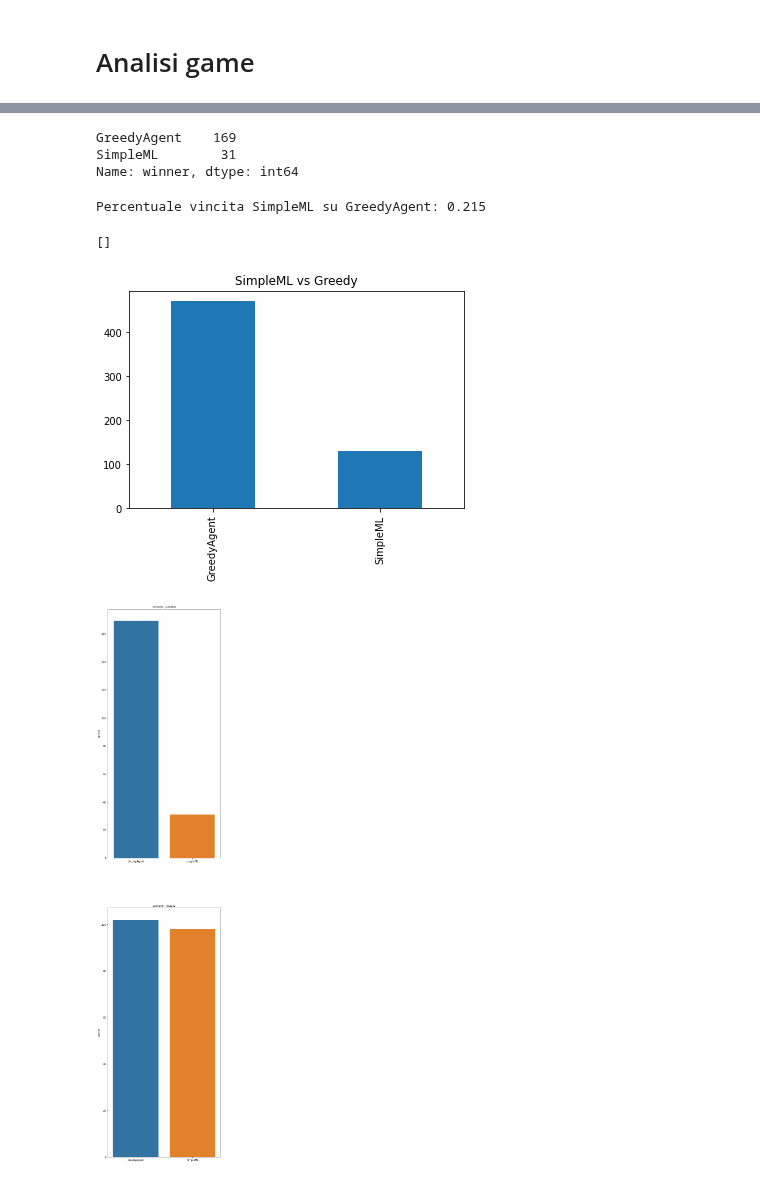
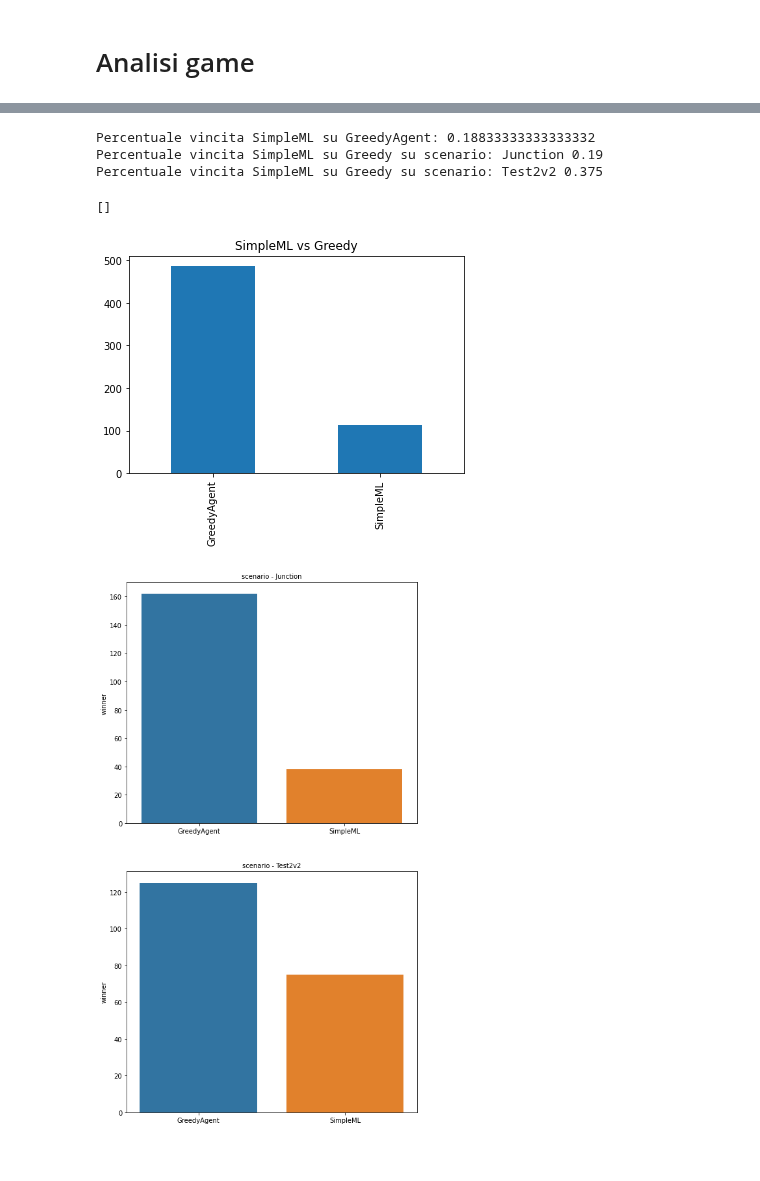
Before and after one commit to IDSIA/NewTechnoWar, a Jupyter notebook: code/Analysis.ipynb, the cells around one changed output, grey strips where cells are left out. Saved outputs shown, nothing was run; the diff lists cells and outputs as text; code cells hidden in the pictures.

```diff
--- a/code/Analysis.ipynb
+++ b/code/Analysis.ipynb
@@ -98,10 +98,12 @@ df.loc[(((df.teamRed == "RandomAgent") & (df.winner=="red")) | ((df.teamBlue ==
 df.loc[(((df.teamRed == "GreedyAgent") & (df.winner=="red")) | ((df.teamBlue == "GreedyAgent") & (df.winner=="blue"))), "winner"] = "GreedyAgent"
 # %%
 departments=df['scenario'].unique()
-fig, ax = plt.subplots(len(departments), figsize=(8,40))
+fig, ax = plt.subplots(len(departments), figsize=(8,15))
 for i,name in enumerate(departments):
     sns.barplot(y=df[(df.scenario == name)]['winner'].value_counts(),x=df['winner'].unique() ,ax=ax[i])
     ax[i].set_title('scenario - {}'.format(name), fontsize=10)
 plt.plot()
+
+#pensa a sistemarli con percntuali ecc
 # %% [output]
 []
@@ -127,9 +129,14 @@ mask=df.loc[((df.teamRed == "SimpleML") & (df.teamBlue == "RandomAgent"))|((df.t
 mask['winner'].value_counts().plot.bar(title='SimpleML vs RandomAgent')
 print('Percentuale vincita SimpleML su RandomAgent:',len(mask[mask['winner']=="SimpleML"])/len(mask))
 departments=mask['scenario'].unique()
-fig, ax = plt.subplots(len(departments), figsize=(8,40))
+
+fig, ax = plt.subplots(len(departments), figsize=(8,15))
 for i,name in enumerate(departments):
-    sns.barplot(y=mask[(mask.scenario == name)]['winner'].value_counts(),x=mask['winner'].unique() ,ax=ax[i])
+    dd=mask[(mask.scenario == name)]
+    sns.barplot(y=dd['winner'].value_counts(),x=dd['winner'].unique() ,ax=ax[i])
     ax[i].set_title('scenario - {}'.format(name), fontsize=10)
+    print('Percentuale vincita SimpleML su Random su scenario:',name,len(dd[dd['winner']=="SimpleML"])/len(dd))
+
 plt.plot()
+#metti perncetuale per ogni scenario
 # %% [output]
@@ -140,21 +150,20 @@ Percentuale vincita SimpleML su RandomAgent: 0.6383333333333333
-# %%
-mask[(mask.scenario == 'Junction')]['winner'].value_counts()
-# %% [output]
-GreedyAgent    169
-SimpleML        31
-Name: winner, dtype: int64
 # %%
 mask=df.loc[((df.teamRed == "GreedyAgent") & (df.teamBlue == "SimpleML")) | ((df.teamRed == "SimpleML") & (df.teamBlue == "GreedyAgent"))]
 mask['winner'].value_counts().plot.bar(title='SimpleML vs Greedy')
 print('Percentuale vincita SimpleML su GreedyAgent:',len(mask[mask['winner']=="SimpleML"])/len(mask))
 departments=['Junction','Test2v2']
-fig, ax = plt.subplots(len(departments), figsize=(8,40))
+fig, ax = plt.subplots(len(departments), figsize=(8,15))
 for i,name in enumerate(departments):
-    sns.barplot(y=mask[(mask.scenario == name)]['winner'].value_counts(),x=mask['winner'].unique() ,ax=ax[i])
+    dd=mask[(mask.scenario == name)]
+    sns.barplot(y=dd['winner'].value_counts(),x=dd['winner'].unique() ,ax=ax[i])
     ax[i].set_title('scenario - {}'.format(name), fontsize=10)
+    print('Percentuale vincita SimpleML su Greedy su scenario:',name,len(dd[dd['winner']=="SimpleML"])/len(dd))
+
 plt.plot()
 # %% [output]
-Percentuale vincita SimpleML su GreedyAgent: 0.215
+Percentuale vincita SimpleML su GreedyAgent: 0.18833333333333332
+Percentuale vincita SimpleML su Greedy su scenario: Junction 0.19
+Percentuale vincita SimpleML su Greedy su scenario: Test2v2 0.375
 []
-[figure, old version]
+[figure, new version]
-[figure, old version]
+[figure, new version]
```
Also changed, not shown: parts of 5 cells of this notebook, 3 other files.
